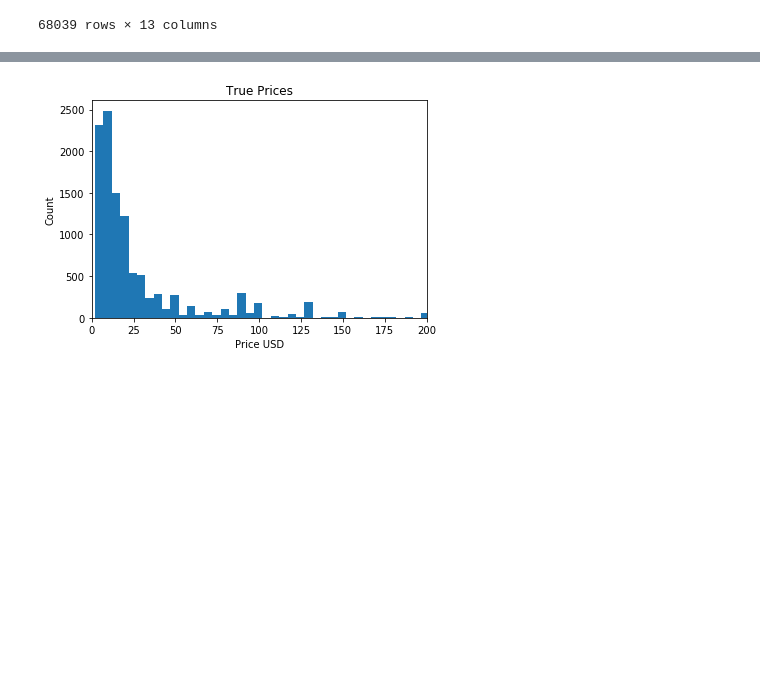
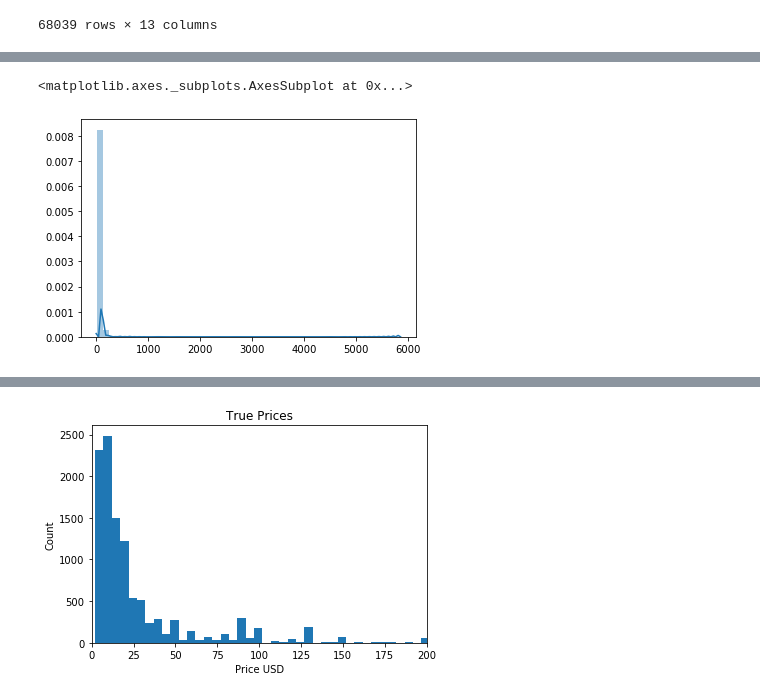
Before and after one commit to andrewmmeans/cgmodel-pricing, a Jupyter notebook: notebooks/analysis.ipynb, the cells around one changed output, grey strips where cells are left out. Cells and saved outputs as stored; diff of their text form; code cells hidden in the pictures; blank space fills up the shorter version.

```diff
--- a/notebooks/analysis.ipynb
+++ b/notebooks/analysis.ipynb
@@ -159,0 +213,5 @@ sns.distplot([x[0] for x in (y_test - y_preds.reshape(-1, 1))], ax=ax)
+# %%
+sns.distplot(y_preds)
+# %% [output]
+<matplotlib.axes._subplots.AxesSubplot at 0x...>
+[figure, added]
```
Also changed, not shown: parts of 33 cells of this notebook, 58 other files.
